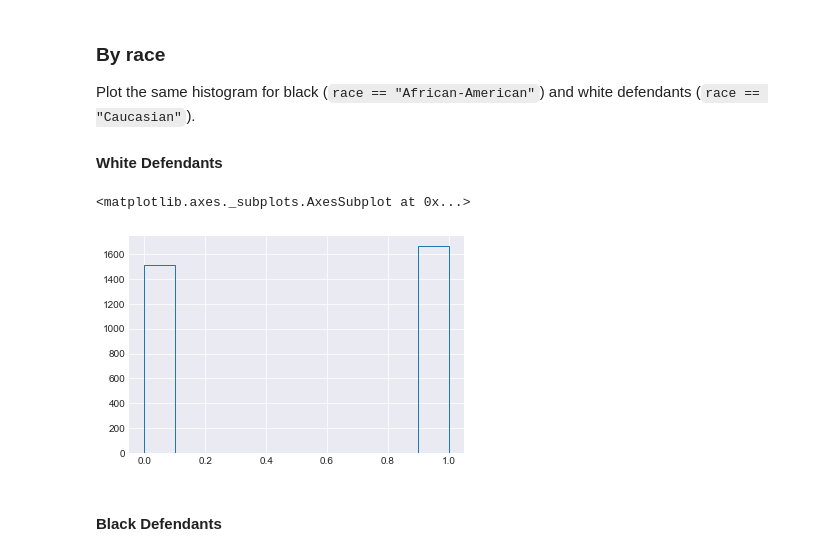
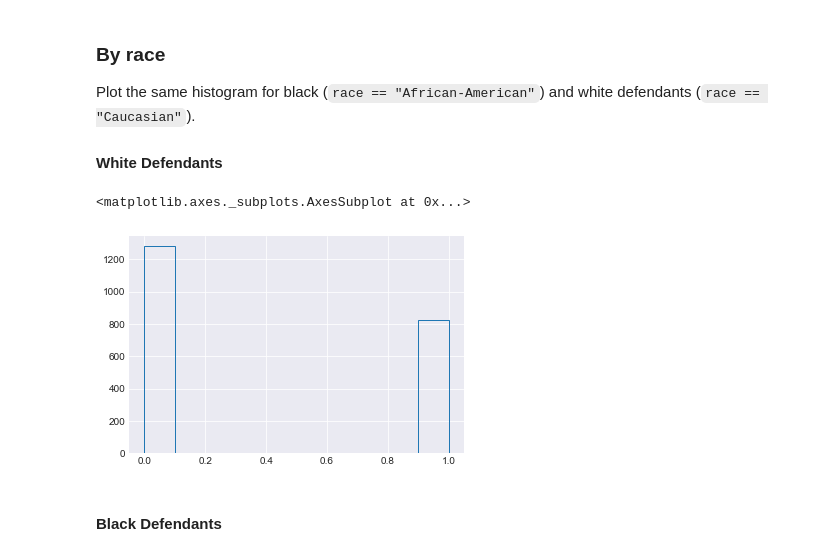
Before and after one commit to fcboss/data-science-academy-workspace, a Jupyter notebook: S01 - Bootcamp and Binary Classification/SLU17 - Ethics and Fairness/Exercise notebook.ipynb, the cells around one changed output. Drawn from its saved outputs; the diff is of its cells as text; code cells hidden in the pictures.

```diff
--- a/S01 - Bootcamp and Binary Classification/SLU17 - Ethics and Fairness/Exercise notebook.ipynb
+++ b/S01 - Bootcamp and Binary Classification/SLU17 - Ethics and Fairness/Exercise notebook.ipynb
@@ -122,10 +101,10 @@ Plot the same histogram for black (`race == "African-American"`) and white defen
 #### White Defendants
 # %%
 # YOUR CODE HERE
-data[data['race']=="African-American"]['two_year_recid'].hist(histtype='step')
+data[data['race']=="Caucasian"]['two_year_recid'].hist(histtype='step')
 # %% [output]
 <matplotlib.axes._subplots.AxesSubplot at 0x...>
-[figure, old version]
+[figure, new version]
 # %% [markdown]
 #### Black Defendants
 # %%
```
Also changed, not shown: parts of 6 cells of this notebook.
